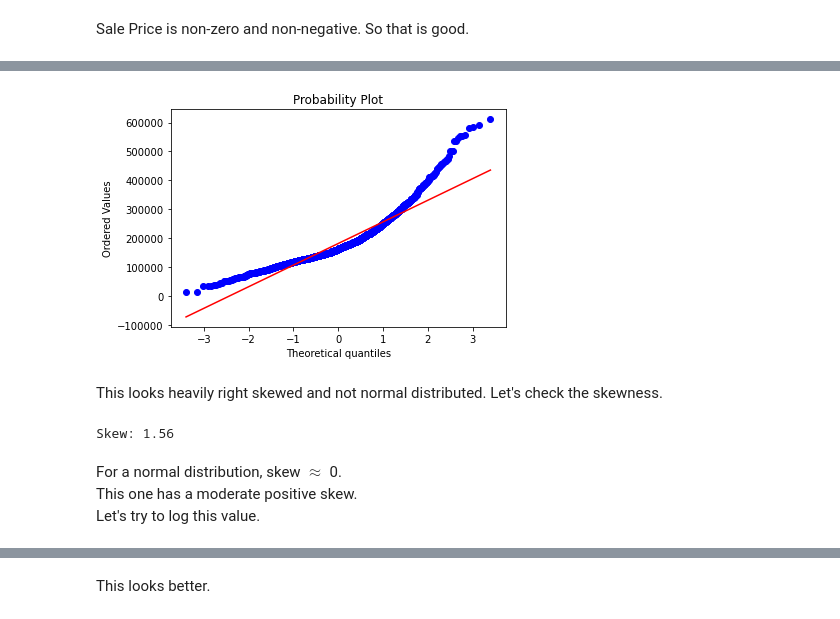
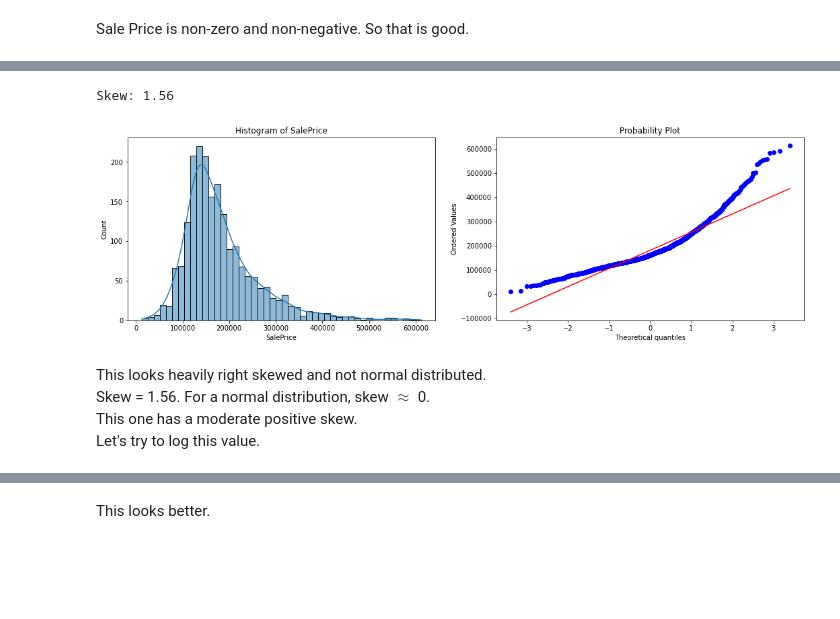
Before and after one commit to garyfoohw/GA_DSIF_project_2, a Jupyter notebook: code/01_EDA_prelim_model.ipynb, the cells around one changed output, grey strips where cells are left out. Cells and saved outputs as stored; diff of their text form; code cells hidden in the pictures; blank space fills up the shorter version.

```diff
--- a/code/01_EDA_prelim_model.ipynb
+++ b/code/01_EDA_prelim_model.ipynb
@@ -40,15 +35,11 @@ _=sns.displot(data=df, x="SalePrice", kde=True).set(title="Histogram of SalePric
-# %%
-_=stats.probplot(df['SalePrice'],plot=plt)
-# %% [output]
-[figure, removed]
-# %% [markdown]
-This looks heavily right skewed and not normal distributed. Let's check the skewness.
-# %%
-print(f"Skew: {df['SalePrice'].skew():.2f}")
-# %% [output]
-Skew: 1.56
+# %%
+show_hist_qq(df,"SalePrice","Histogram of SalePrice")
+# %% [output]
+Skew: 1.56
+[figure, added]
 # %% [markdown]
-For a normal distribution, skew $\approx$ 0.
+This looks heavily right skewed and not normal distributed.
+Skew = 1.56. For a normal distribution, skew $\approx$ 0.
 This one has a moderate positive skew.
 Let's try to log this value.
 # %%
```
Also changed, not shown: parts of 15 cells of this notebook, 2 other files.
